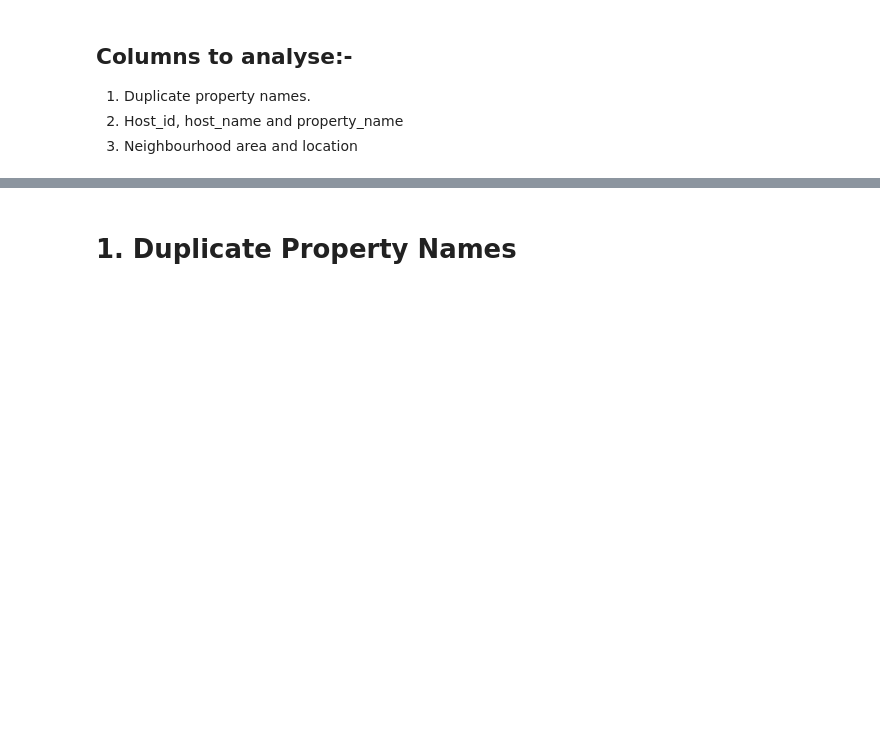
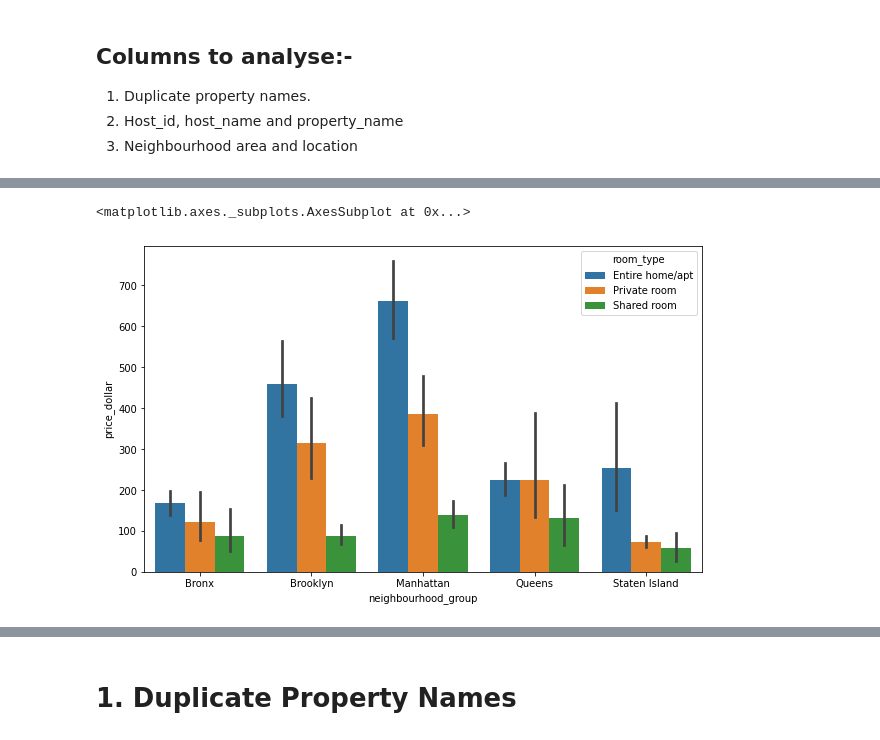
Before and after one commit to 20rashmi128/NYC2019-Airbnb-Bookings-Analysis, a Jupyter notebook: Notebook_Airbnb_Bookings_Analysis.ipynb, the cells around one changed output, grey strips where cells are left out. Cells and saved outputs as stored; diff of their text form; code cells hidden in the pictures; blank space fills up the shorter version.

```diff
--- a/Notebook_Airbnb_Bookings_Analysis.ipynb
+++ b/Notebook_Airbnb_Bookings_Analysis.ipynb
@@ -263,0 +423,4 @@ The below 10052 properties have zero reviews:
+# %%
+# Checking the count of properties of different room types by their respective neighbourhood group.
+room_df=df.groupby(['neighbourhood_group','room_type','price_dollar']).size().reset_index(name='properties_count3')
+room_df
@@ -263,0 +452,6 @@ The below 10052 properties have zero reviews:
+# %%
+fig, ax = plt.subplots(figsize=(10, 6))
+sns.barplot(x='neighbourhood_group', y='price_dollar',hue='room_type',data=room_df)
+# %% [output]
+<matplotlib.axes._subplots.AxesSubplot at 0x...>
+[figure, added]
```
Also changed, not shown: parts of 50 cells of this notebook.
